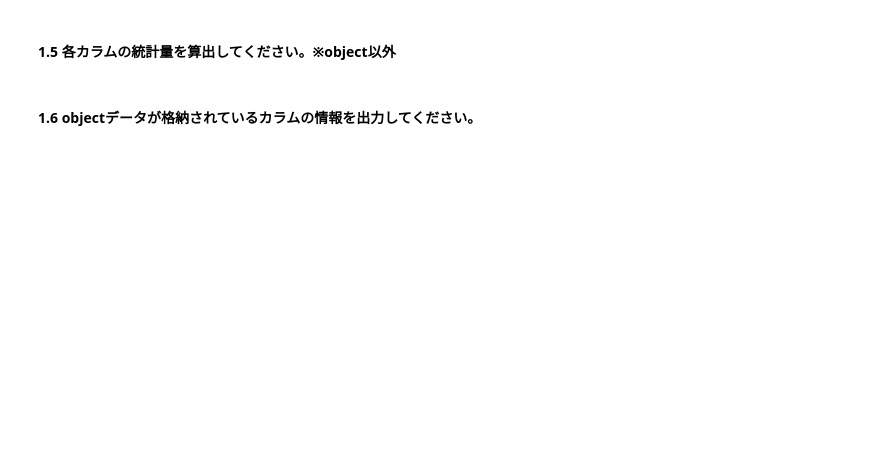
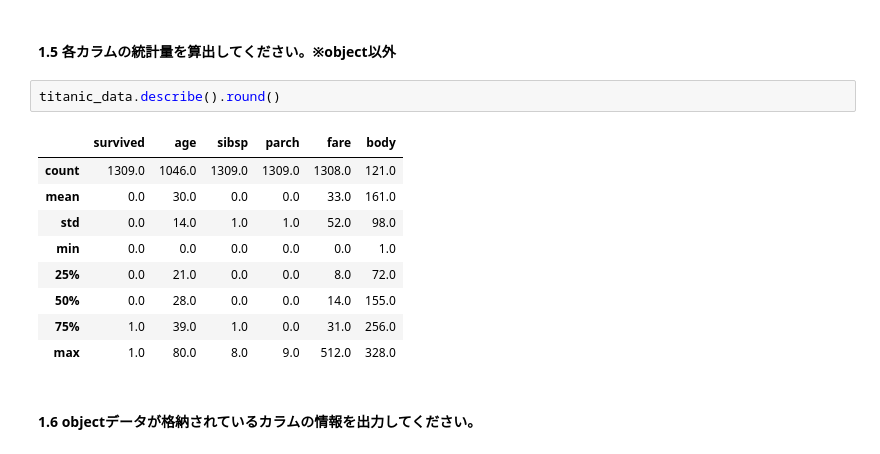
Before and after one commit to narukawamasa/python_smple, a Jupyter notebook: machine_learning_editor.ipynb, the cells around one changed output. Saved outputs shown, nothing was run; the diff lists cells and outputs as text; blank space fills up the shorter version.

```diff
--- a/machine_learning_editor.ipynb
+++ b/machine_learning_editor.ipynb
@@ -85,4 +112,16 @@ print(len(titanic_data.columns))
 # %% [markdown]
 #### 1.5 各カラムの統計量を算出してください。※object以外
+# %%
+titanic_data.describe().round()
+# %% [output]
+|  | survived | age | sibsp | parch | fare | body |
+| count | 1309.0 | 1046.0 | 1309.0 | 1309.0 | 1308.0 | 121.0 |
+| mean | 0.0 | 30.0 | 0.0 | 0.0 | 33.0 | 161.0 |
+| std | 0.0 | 14.0 | 1.0 | 1.0 | 52.0 | 98.0 |
+| min | 0.0 | 0.0 | 0.0 | 0.0 | 0.0 | 1.0 |
+| 25% | 0.0 | 21.0 | 0.0 | 0.0 | 8.0 | 72.0 |
+| 50% | 0.0 | 28.0 | 0.0 | 0.0 | 14.0 | 155.0 |
+| 75% | 1.0 | 39.0 | 1.0 | 0.0 | 31.0 | 256.0 |
+| max | 1.0 | 80.0 | 8.0 | 9.0 | 512.0 | 328.0 |
 # %% [markdown]
 #### 1.6 objectデータが格納されているカラムの情報を出力してください。
```
Also changed, not shown: parts of 3 cells of this notebook.
